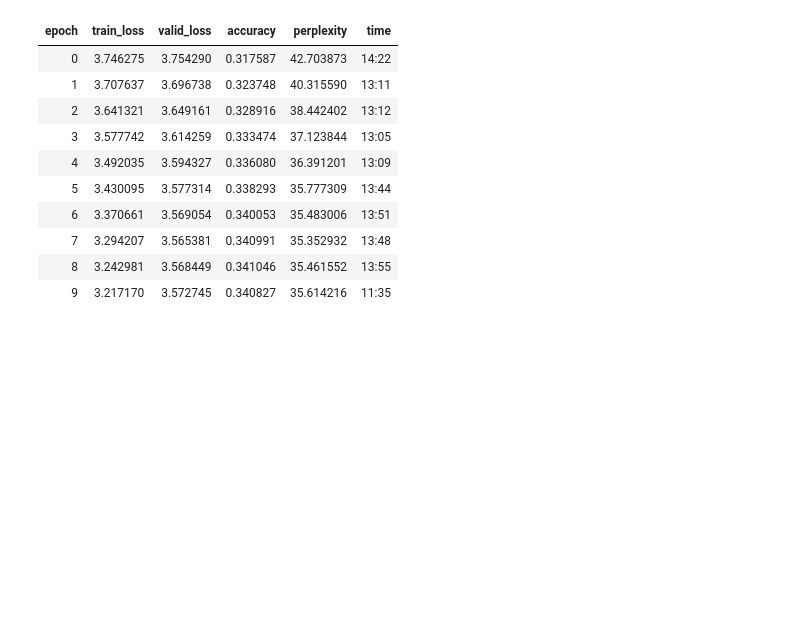
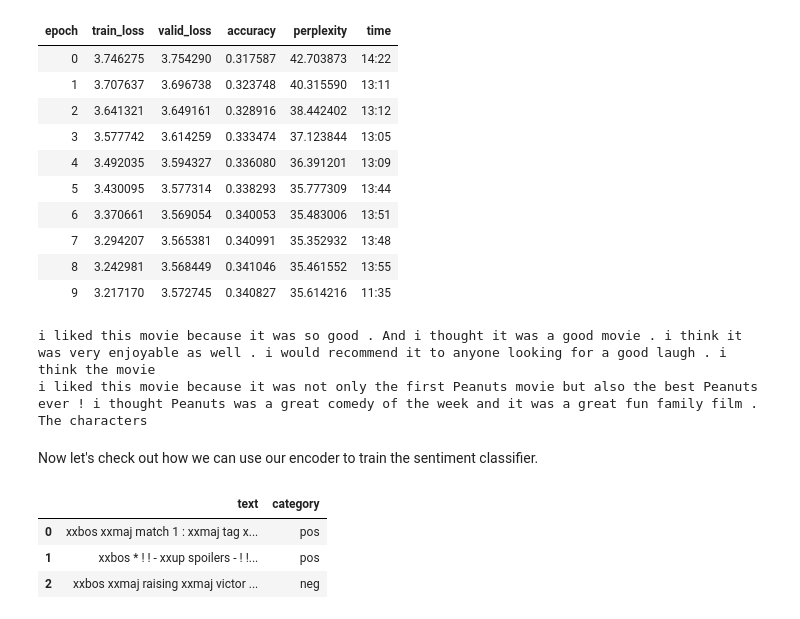
Before and after one commit to jbeardwo/fastai-coursework, a Jupyter notebook: 1.4/1.4 Book.ipynb, the cells around one changed output. Saved outputs shown, nothing was run; the diff lists cells and outputs as text; code cells hidden in the pictures; blank space fills up the shorter version.

```diff
--- a/1.4/1.4 Book.ipynb
+++ b/1.4/1.4 Book.ipynb
@@ -249,0 +259,23 @@ learn.save_encoder('finetuned')
+# %%
+print("\n".join(preds))
+# %% [output]
+i liked this movie because it was so good . And i thought it was a good movie . i think it was very enjoyable as well . i would recommend it to anyone looking for a good laugh . i think the movie
+i liked this movie because it was not only the first Peanuts movie but also the best Peanuts ever ! i thought Peanuts was a great comedy of the week and it was a great fun family film . The characters
+# %% [markdown]
+Now let's check out how we can use our encoder to train the sentiment classifier.
+# %%
+#two important notes, this one has no is_lm=True (lm = language model)
+#we eed to pass our vocab so the indexes of our embeddings make sense
+dls_clas = DataBlock(
+    blocks=(TextBlock.from_folder(path, vocab=dls_lm.vocab),CategoryBlock),
+    get_y = parent_label,
+    get_items=partial(get_text_files, folders=['train', 'test']),
+    splitter=GrandparentSplitter(valid_name='test')
+).dataloaders(path, path=path, bs=128, seq_len=72)
+# %%
+dls_clas.show_batch(max_n=3)
+# %% [output]
+|  | text | category |
+| 0 | xxbos xxmaj match 1 : xxmaj tag x... | pos |
+| 1 | xxbos * ! ! - xxup spoilers - ! !... | pos |
+| 2 | xxbos xxmaj raising xxmaj victor ... | neg |
```
Also changed, not shown: parts of 10 cells of this notebook, 28 other files.
